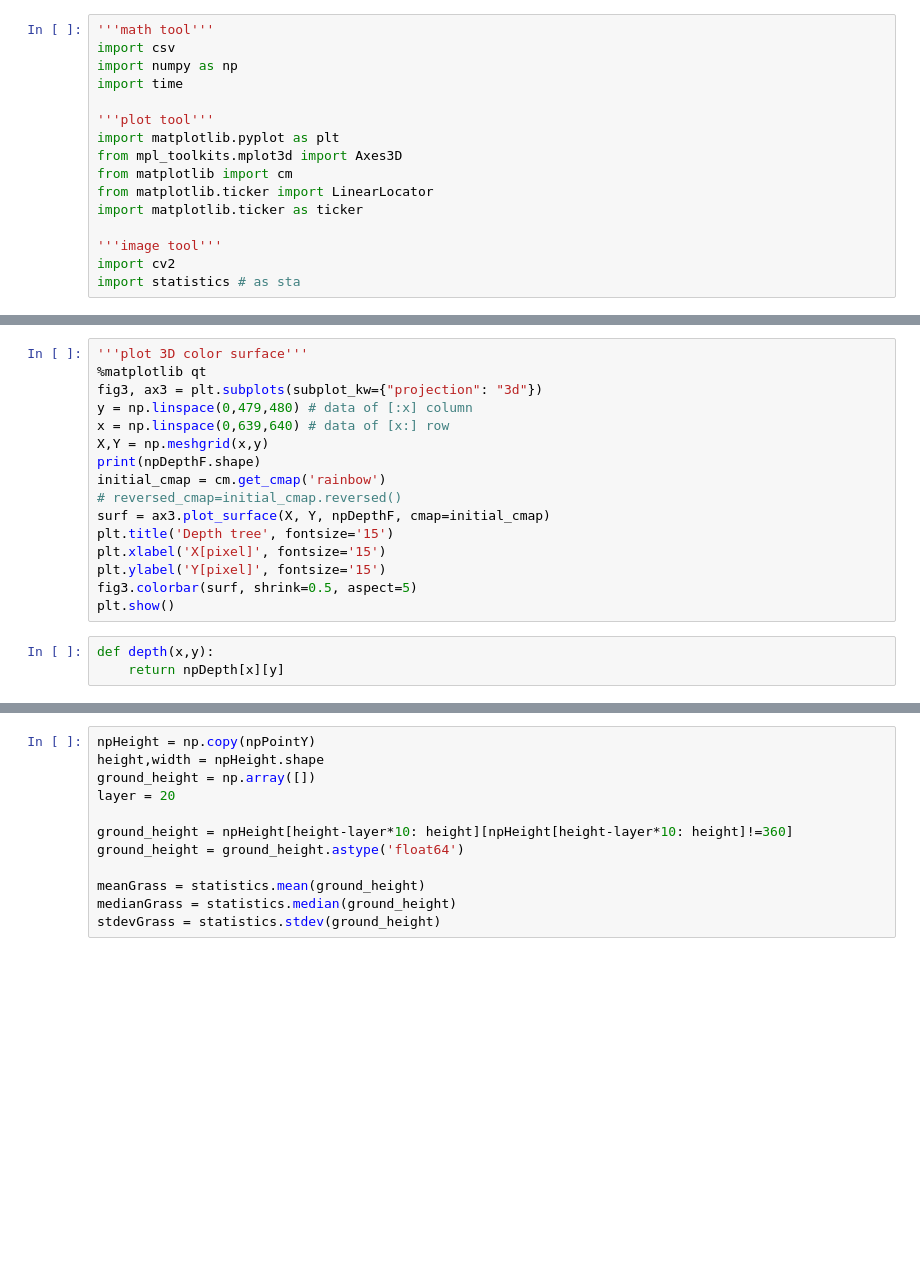
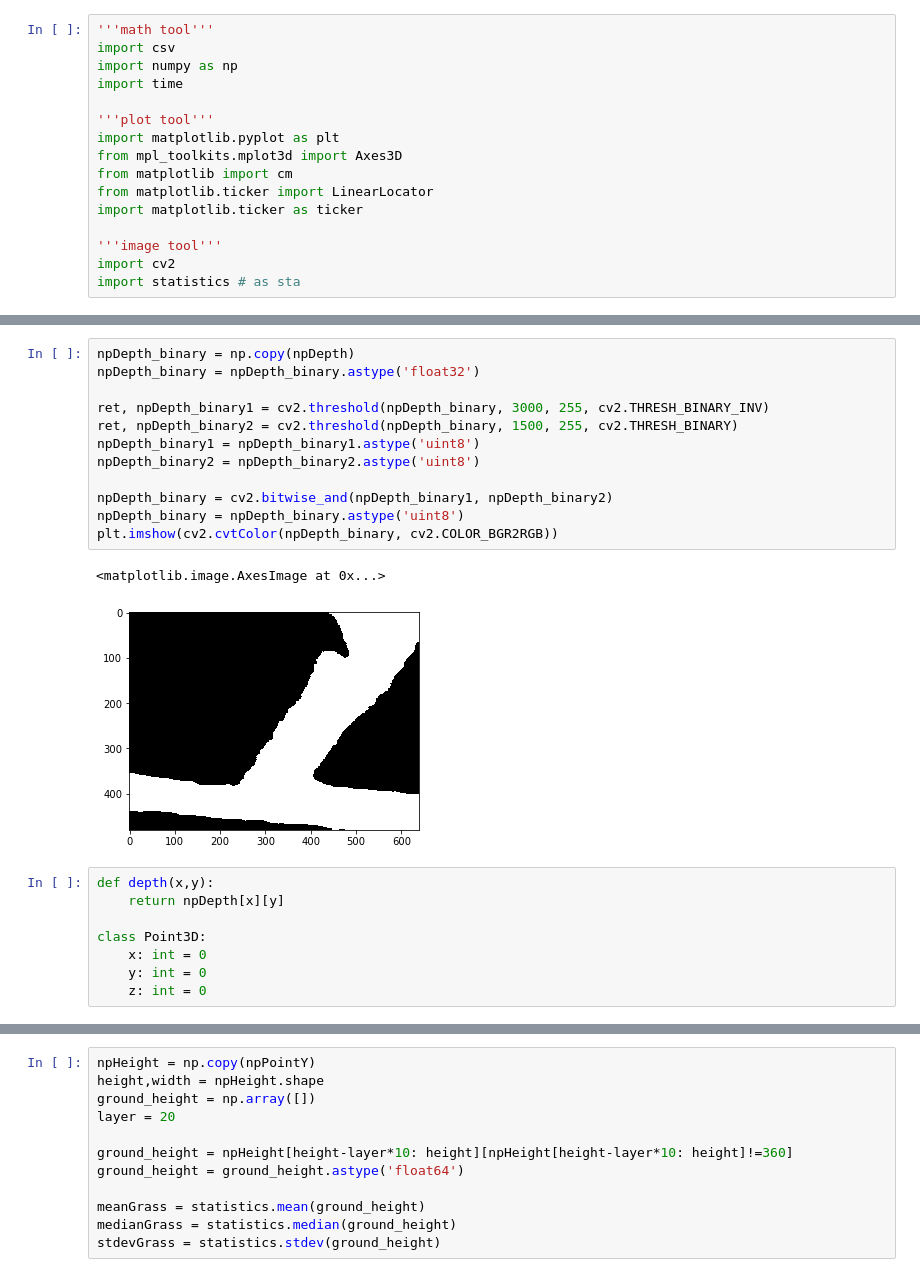
Before and after one commit to wowyunDBL/depth_app, a Jupyter notebook: jupyterNotebook/ground_subtr_npy.ipynb, the cells around one changed output, grey strips where cells are left out. Saved outputs shown, nothing was run; the diff lists cells and outputs as text; blank space fills up the shorter version.

```diff
--- a/jupyterNotebook/ground_subtr_npy.ipynb
+++ b/jupyterNotebook/ground_subtr_npy.ipynb
@@ -74,20 +55,24 @@ plt.imshow(cv2.cvtColor(npDepth_seg, cv2.COLOR_BGR2RGB))
-# %%
-'''plot 3D color surface'''
-%matplotlib qt
-fig3, ax3 = plt.subplots(subplot_kw={"projection": "3d"})
-y = np.linspace(0,479,480) # data of [:x] column
-x = np.linspace(0,639,640) # data of [x:] row
-X,Y = np.meshgrid(x,y)
-print(npDepthF.shape)
-initial_cmap = cm.get_cmap('rainbow')
-# reversed_cmap=initial_cmap.reversed()
-surf = ax3.plot_surface(X, Y, npDepthF, cmap=initial_cmap)
-plt.title('Depth tree', fontsize='15')
-plt.xlabel('X[pixel]', fontsize='15')
-plt.ylabel('Y[pixel]', fontsize='15')
-fig3.colorbar(surf, shrink=0.5, aspect=5)
-plt.show()
+# %%
+npDepth_binary = np.copy(npDepth)
+npDepth_binary = npDepth_binary.astype('float32')
+
+ret, npDepth_binary1 = cv2.threshold(npDepth_binary, 3000, 255, cv2.THRESH_BINARY_INV)
+ret, npDepth_binary2 = cv2.threshold(npDepth_binary, 1500, 255, cv2.THRESH_BINARY)
+npDepth_binary1 = npDepth_binary1.astype('uint8')
+npDepth_binary2 = npDepth_binary2.astype('uint8')
+
+npDepth_binary = cv2.bitwise_and(npDepth_binary1, npDepth_binary2)
+npDepth_binary = npDepth_binary.astype('uint8')
+plt.imshow(cv2.cvtColor(npDepth_binary, cv2.COLOR_BGR2RGB))
+# %% [output]
+<matplotlib.image.AxesImage at 0x...>
+[figure, added]
 # %%
 def depth(x,y):
     return npDepth[x][y]
+
+class Point3D:
+    x: int = 0
+    y: int = 0
+    z: int = 0
 # %%
```
Also changed, not shown: parts of 23 cells of this notebook, 6 other files.
